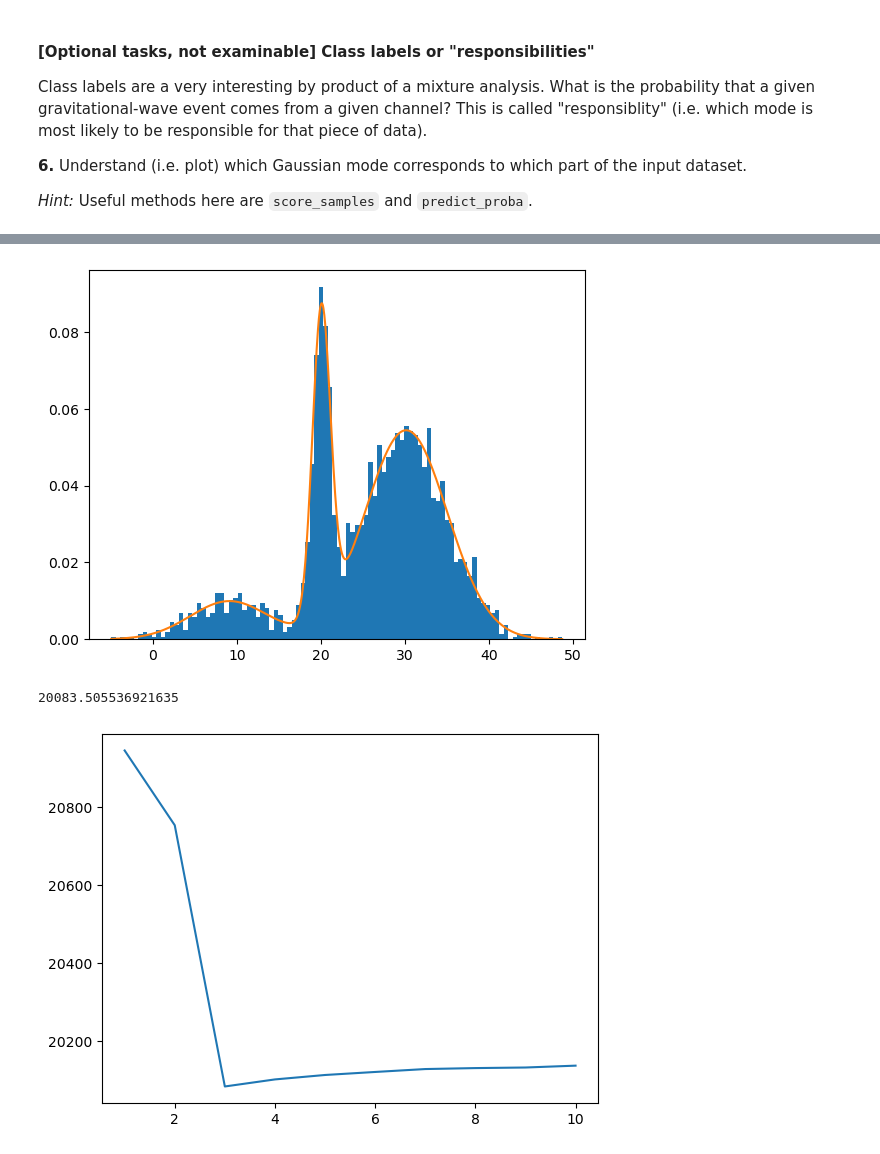
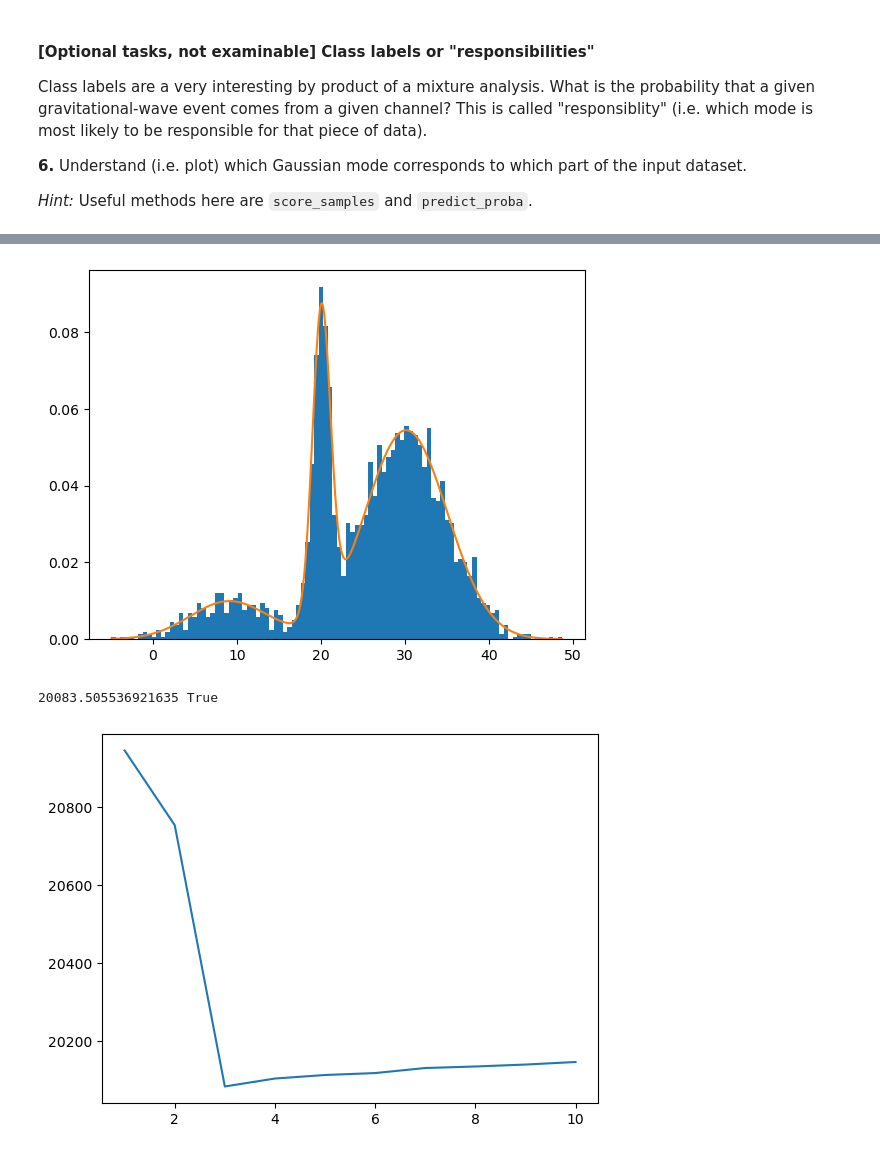
Before and after one commit to Matteo-Raschi/astrostatistics_bicocca_2026, a Jupyter notebook: working/L06_frequentist_notes.ipynb, the cells around one changed output, grey strips where cells are left out. Cells and saved outputs as stored; diff of their text form; code cells hidden in the pictures.

```diff
--- a/working/L06_frequentist_notes.ipynb
+++ b/working/L06_frequentist_notes.ipynb
@@ -824,11 +824,17 @@ Class labels are a very interesting by product of a mixture analysis. What is th
 
 *Hint:* Useful methods here are `score_samples` and `predict_proba`.
 # %%
+!pip install scikit-learn
+
 import numpy as np
 from matplotlib import pyplot as plt
 from sklearn.mixture import GaussianMixture
+import warnings
 
-file = np.load('C:/Users/user/Desktop/astrostatistics_bicocca_2026/solutions/formationchannels.npy')
+warnings.filterwarnings('ignore', category=UserWarning)
+
+
+file = np.load('C:/Users/user/astrostatistics_bicocca_2026/solutions/formationchannels.npy')
 
 print(len(file))
 plt.hist(file, bins=20)
@@ -840,6 +851,7 @@ plt.show()
 # %%
 gm = GaussianMixture(n_components=3, random_state=42).fit(file)
 
+#reshape data bc scikit-learn wants always 2d arrays -1 tells numpy to choose the lines based on n of elements, 1 force him to put all elements in one column
 x_plot = np.linspace(file.min(),file.max(), 1000).reshape(-1,1)
 
 log_prob = gm.score_samples(x_plot)
@@ -851,21 +863,24 @@ plt.hist(file, bins=100, density=True)
 plt.plot(x_plot,pdf)
 plt.show()
 
-print(gm.aic(file))
+print(gm.aic(file),gm.converged_)
 # %% [output]
 [figure]
-20083.505536921635
+20083.505536921635 True
 # %%
-N_components = np.arange(1,11)
 aic_values = []
+models = []
 
-for n in N_components:
-    gm = GaussianMixture(n_components=n, random_state=42).fit(file)
-    aic = gm.aic(file)
-    aic_values.append(aic)
+n_components_range = range(1,11)
+
+for n in range(1,11):
+    M_gm = GaussianMixture(n_components=n).fit(file)
+
+    models.append(M_gm)
+    aic_values.append(M_gm.aic(file))
 
 
-plt.plot(N_components, aic_values)
+plt.plot(n_components_range,aic_values)
 plt.show()
 # %% [output]
-[figure, old version]
+[figure, new version]
```
Also changed, not shown: parts of 2 cells of this notebook.
